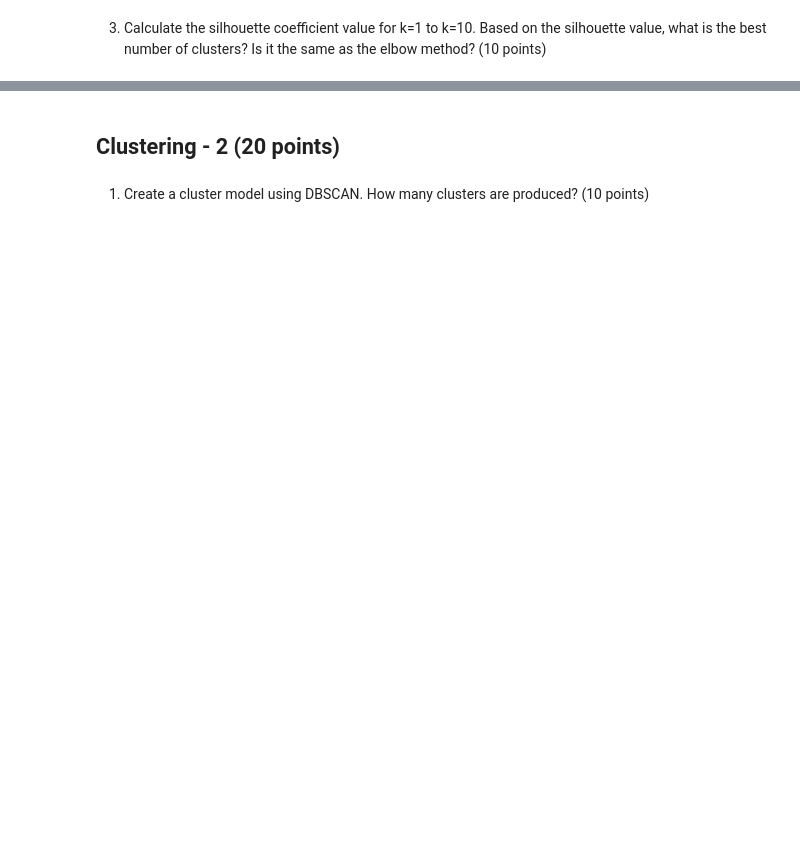
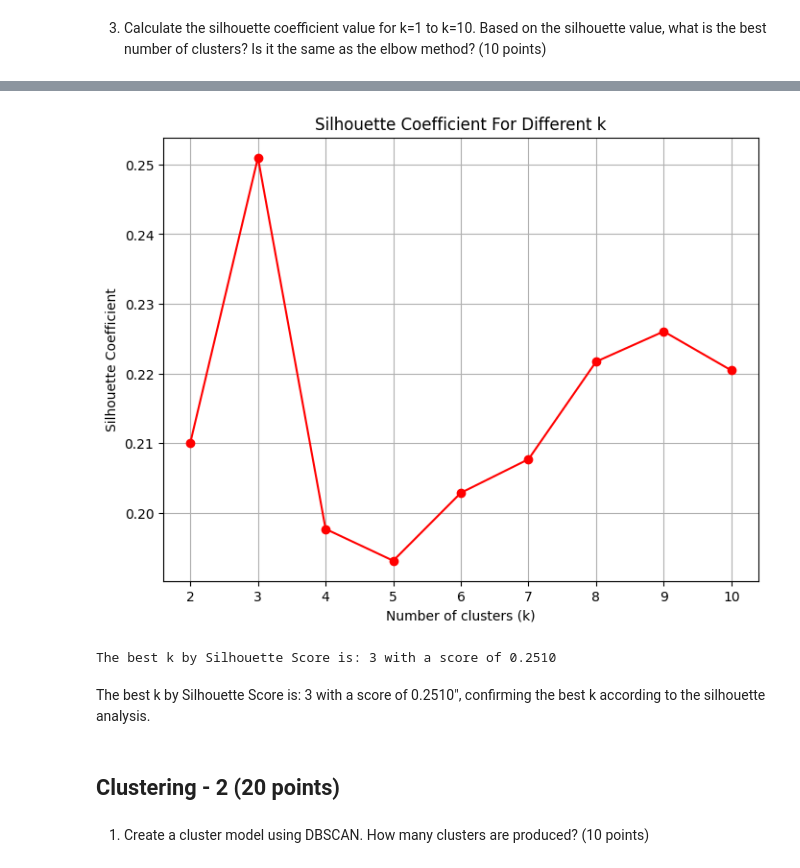
Before and after one commit to CrushedKatana/Machine_Learning, a Jupyter notebook: UTSMachine.ipynb, the cells around one changed output, grey strips where cells are left out. Saved outputs shown, nothing was run; the diff lists cells and outputs as text; code cells hidden in the pictures; blank space fills up the shorter version.

```diff
--- a/UTSMachine.ipynb
+++ b/UTSMachine.ipynb
@@ -275,3 +207,30 @@ Best number of clusters based on silhouette score: 2
+# %%
+# 3. Calculate the silhouette coefficient (10 points)
+silhouette_coeffs = []
+k_range_silhouette = range(2, 11)
+
+for k in k_range_silhouette:
+    kmeans = KMeans(n_clusters=k, random_state=42, n_init=10)
+    kmeans.fit(df_scaled)
+    score = silhouette_score(df_scaled, kmeans.labels_)
+    silhouette_coeffs.append(score)
+
+plt.figure(figsize=(8, 6))
+plt.plot(k_range_silhouette, silhouette_coeffs, 'ro-')
+plt.xlabel('Number of clusters (k)')
+plt.ylabel('Silhouette Coefficient')
+plt.title('Silhouette Coefficient For Different k')
+plt.xticks(k_range_silhouette)
+plt.grid(True)
+plt.show()
+
+best_k_silhouette = k_range_silhouette[np.argmax(silhouette_coeffs)]
+print(f"The best k by Silhouette Score is: {best_k_silhouette} with a score of {max(silhouette_coeffs):.4f}")
+# %% [output]
+[figure, added]
+The best k by Silhouette Score is: 3 with a score of 0.2510
+# %% [markdown]
+The best k by Silhouette Score is: 3 with a score of 0.2510", confirming the best k according to the silhouette analysis.
 # %% [markdown]
 ## Clustering - 2 (20 points)
 # %% [markdown]
```
Also changed, not shown: parts of 31 cells of this notebook.
